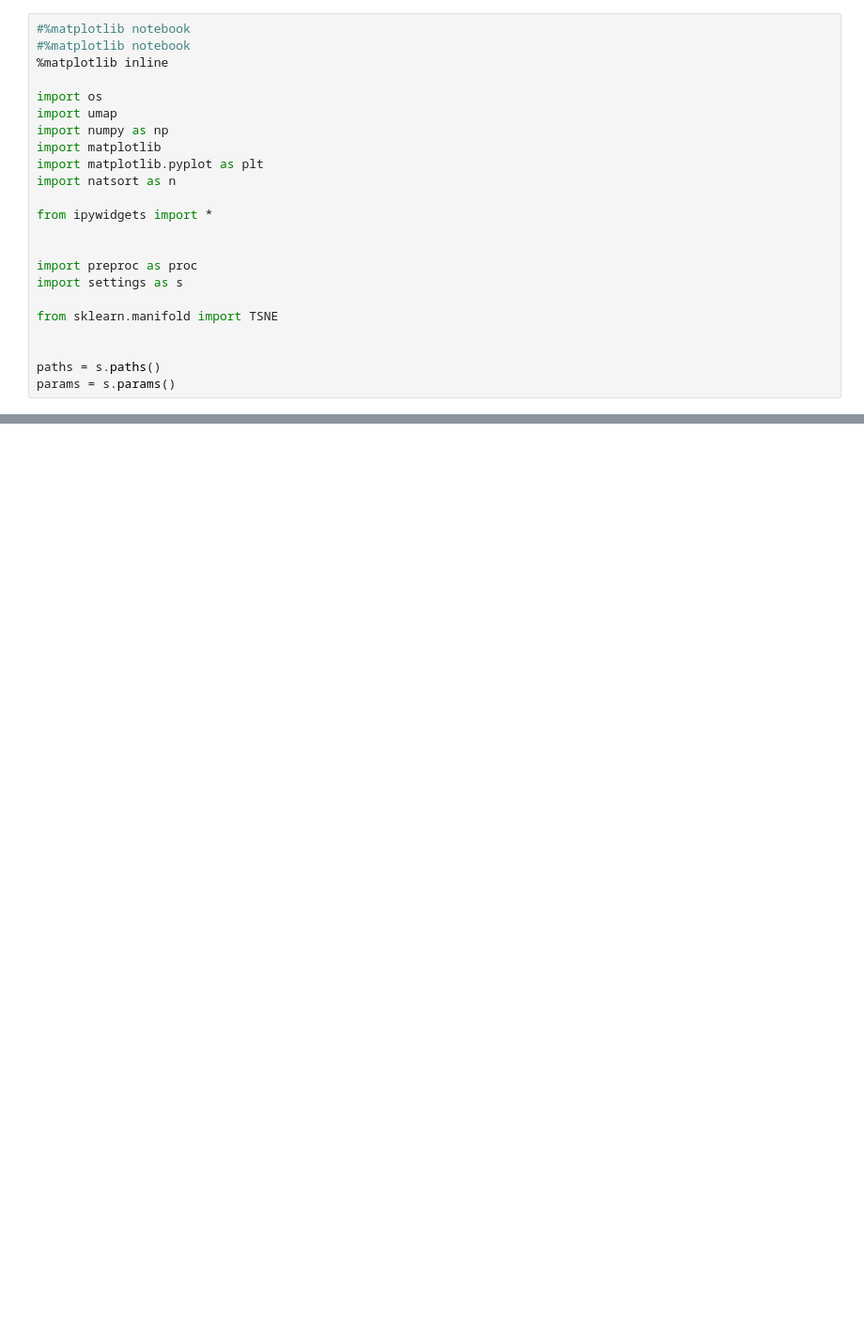
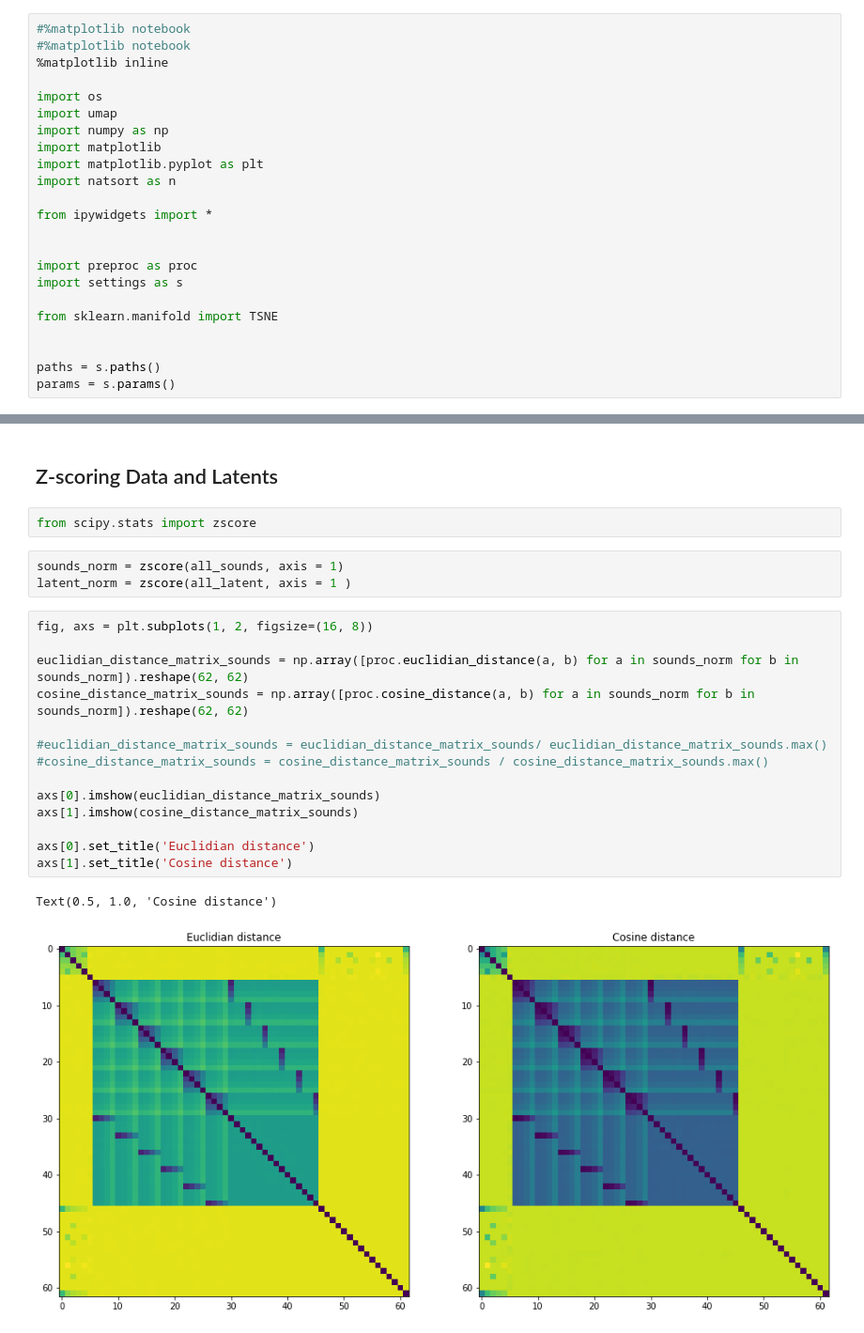
Before and after one commit to AntoninVerdier/Dimmy, a Jupyter notebook: Latent_Analysis.ipynb, the cells around one changed output, grey strips where cells are left out. Shown at 94% size. Cells and saved outputs as stored; diff of their text form; blank space fills up the shorter version.

Commit message:
add zscore

```diff
--- a/Latent_Analysis.ipynb
+++ b/Latent_Analysis.ipynb
@@ -116,0 +150,24 @@ PT_16000Hz_500ms_70dB
+# %% [markdown]
+## Z-scoring Data and Latents
+# %%
+from scipy.stats import zscore
+# %%
+sounds_norm = zscore(all_sounds, axis = 1)
+latent_norm = zscore(all_latent, axis = 1 )
+# %%
+fig, axs = plt.subplots(1, 2, figsize=(16, 8))
+
+euclidian_distance_matrix_sounds = np.array([proc.euclidian_distance(a, b) for a in sounds_norm for b in sounds_norm]).reshape(62, 62)
+cosine_distance_matrix_sounds = np.array([proc.cosine_distance(a, b) for a in sounds_norm for b in sounds_norm]).reshape(62, 62)
+
+#euclidian_distance_matrix_sounds = euclidian_distance_matrix_sounds/ euclidian_distance_matrix_sounds.max()
+#cosine_distance_matrix_sounds = cosine_distance_matrix_sounds / cosine_distance_matrix_sounds.max()
+
+axs[0].imshow(euclidian_distance_matrix_sounds)
+axs[1].imshow(cosine_distance_matrix_sounds)
+
+axs[0].set_title('Euclidian distance')
+axs[1].set_title('Cosine distance')
+# %% [output]
+Text(0.5, 1.0, 'Cosine distance')
+[figure, added]
```
Also changed, not shown: parts of 16 cells of this notebook.
